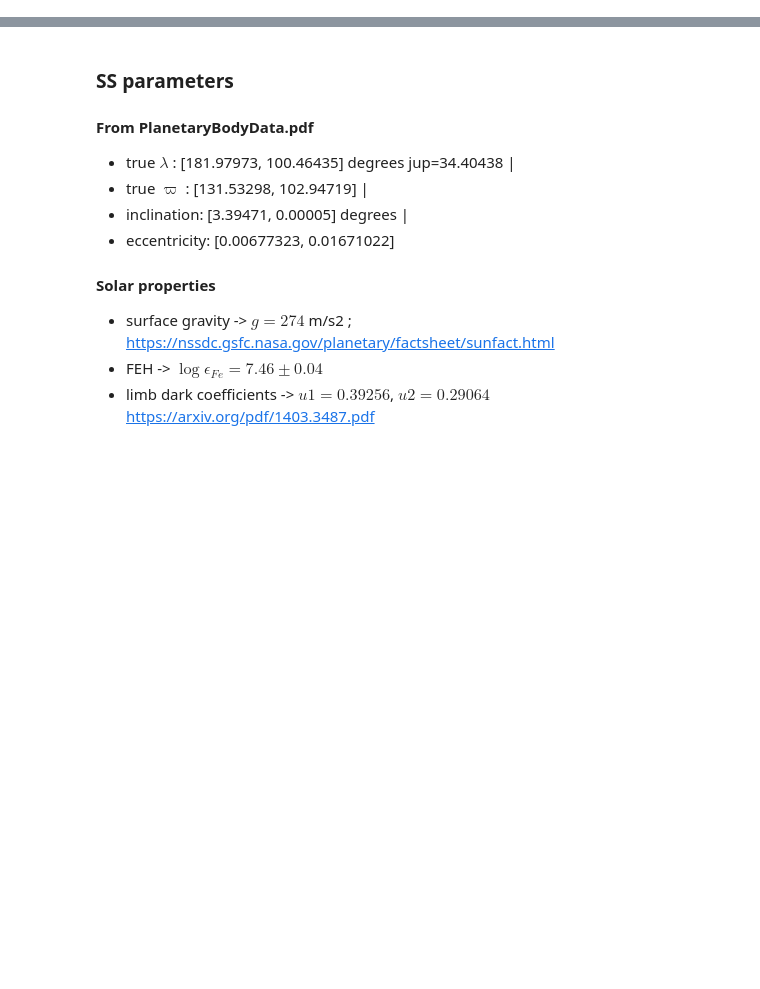
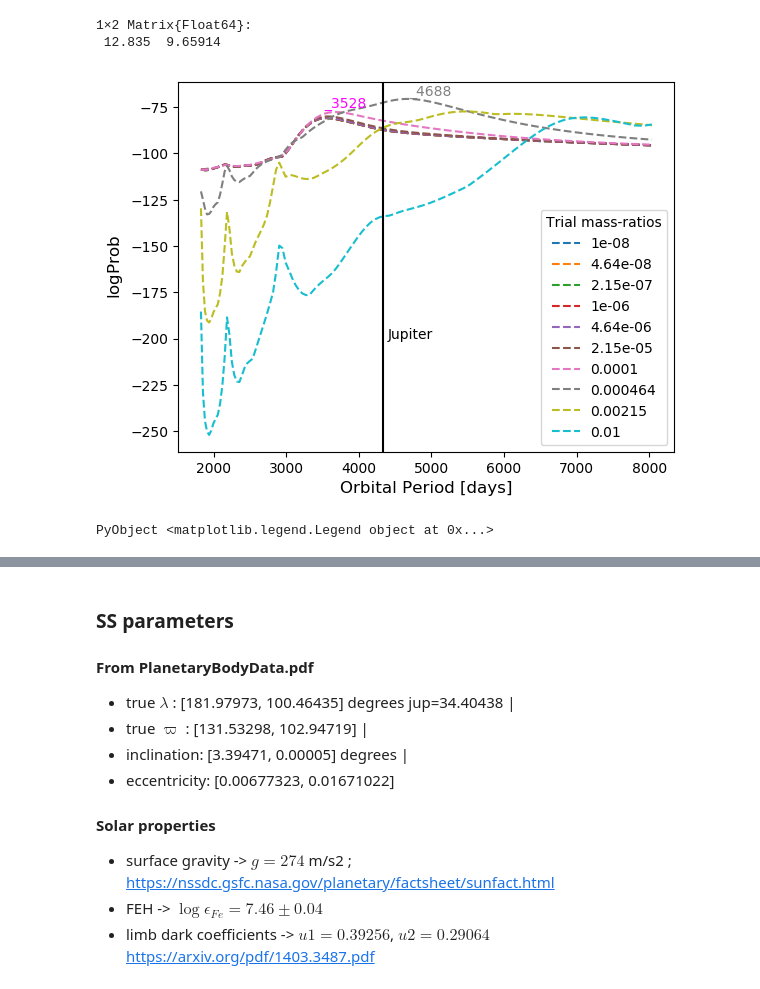
Before and after one commit to bmlindor/ttv_ss, a Jupyter notebook: src/nbody_grad.ipynb, the cells around one changed output, grey strips where cells are left out. Saved outputs shown, nothing was run; the diff lists cells and outputs as text; code cells hidden in the pictures; blank space fills up the shorter version.

```diff
--- a/src/nbody_grad.ipynb
+++ b/src/nbody_grad.ipynb
@@ -16,0 +317,5 @@ How to add moons to existing Nbody Gradient code?
+# %%
+using JLD2
+    p3=jldopen("../FITS/fromEMB/widep3_fit30s15yrs.jld2","r")
+par_p3=p3["param_p3"]
+lprob_p3=p3["lprob_p3"]
@@ -16,0 +357,21 @@ How to add moons to existing Nbody Gradient code?
+# %%
+[4688 3528]./365.25
+# %% [output]
+1×2 Matrix{Float64}:
+ 12.835  9.65914
+# %%
+mu3= range(log10(1e-8), stop=log10(1e-2),length=10)
+xlabel("Orbital Period [days]",fontsize="large")
+ylabel(L"$\log$Prob",fontsize="large")
+for i=1:10
+    plot(par_p3[12,:,i],lprob_p3[:,i],"--",label=round(10^mu3[i],sigdigits=3))
+end
+axvline(4333,color="black")
+text(3528,-75,s="_3528",color="magenta")
+text(4688,-69,s="_4688",color="grey")
+text(4333*1.015,-200,s="Jupiter")
+legend(title="Trial mass-ratios",fontsize="medium")
+# savefig("planet3_trial.png",dpi=100)
+# %% [output]
+[figure, added]
+PyObject <matplotlib.legend.Legend object at 0x...>
```
Also changed, not shown: parts of 27 cells of this notebook, 12 other files.
